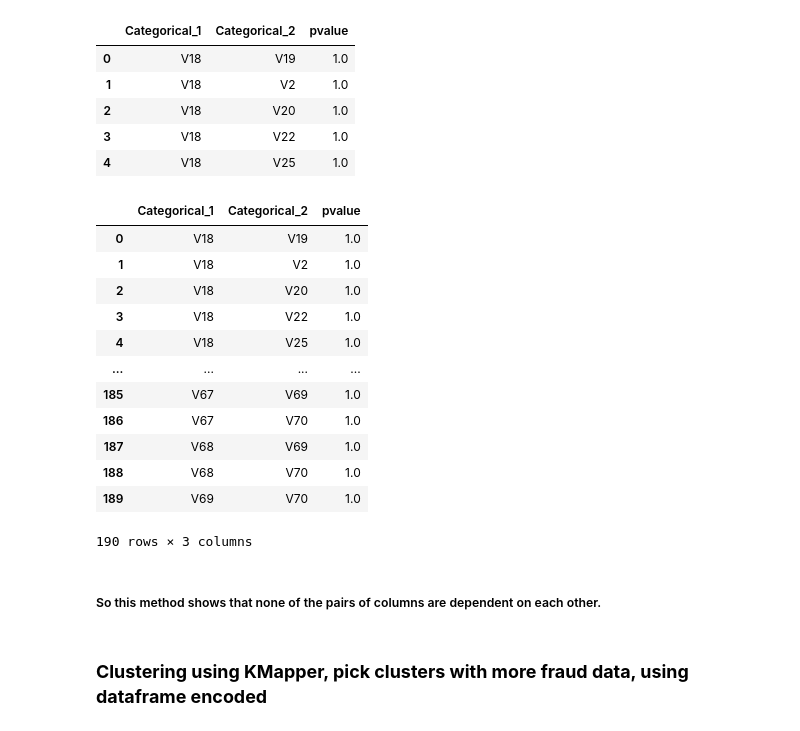
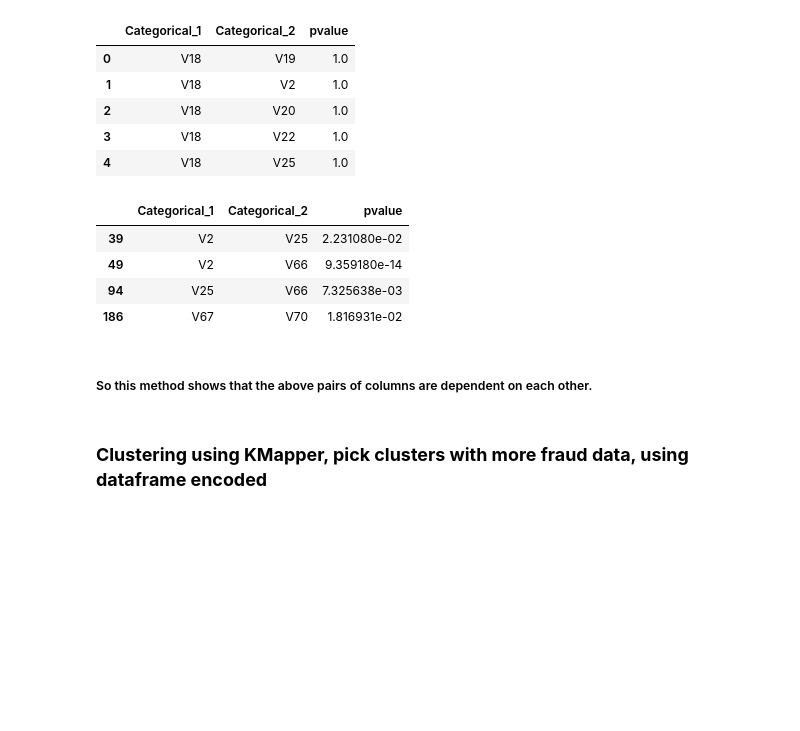
Before and after one commit to apgodbole/Fortiate_Project, a Jupyter notebook: Fortiate_DST_2(all_txns_csv).ipynb, the cells around one changed output. Cells and saved outputs as stored; diff of their text form; code cells hidden in the pictures; blank space fills up the shorter version.

```diff
--- a/Fortiate_DST_2(all_txns_csv).ipynb
+++ b/Fortiate_DST_2(all_txns_csv).ipynb
@@ -153,0 +151,9 @@ def check_categorical(l):
+# %%
+# Function that only checks categorical
+def check_categorical(l):
+   if(len(set(l))==(len(l))):
+     return False
+   elif(len(set(l))==1):
+     return False
+   else :
+     return True
@@ -543,8 +586,8 @@ for i in range(0,len(names)-1):
     n1 = names[i]
     n2 = names[j]
     df = pd.DataFrame()
-    df.insert(0,n1,col1)
-    df.insert(1,n2,col2)
+    df.insert(0,n1,encoded[n1])
+    df.insert(1,n2,encoded[n2])
     df_test = df.sample(1000)
     cm = ConfusionMatrix(list(df_test[n1]), list(df_test[n2]))
     related.append([n1,n2])
@@ -596,23 +639,15 @@ related_df.head()
 | 3 | V18 | V22 | 1.0 |
 | 4 | V18 | V25 | 1.0 |
 # %%
-related_df[related_df['pvalue']<=1]
+related_df[related_df['pvalue']<0.05]
 # %% [output]
 |  | Categorical_1 | Categorical_2 | pvalue |
-| 0 | V18 | V19 | 1.0 |
-| 1 | V18 | V2 | 1.0 |
-| 2 | V18 | V20 | 1.0 |
-| 3 | V18 | V22 | 1.0 |
-| 4 | V18 | V25 | 1.0 |
-| ... | ... | ... | ... |
-| 185 | V67 | V69 | 1.0 |
-| 186 | V67 | V70 | 1.0 |
-| 187 | V68 | V69 | 1.0 |
-| 188 | V68 | V70 | 1.0 |
-| 189 | V69 | V70 | 1.0 |
+| 39 | V2 | V25 | 2.231080e-02 |
+| 49 | V2 | V66 | 9.359180e-14 |
+| 94 | V25 | V66 | 7.325638e-03 |
+| 186 | V67 | V70 | 1.816931e-02 |
-190 rows × 3 columns
 # %% [markdown]
-##### So this method shows that none of the pairs of columns are dependent on each other.
+##### So this method shows that the above pairs of columns are dependent on each other.
 # %% [markdown]
 ### **Clustering using KMapper, pick clusters with more fraud data, using dataframe encoded**
 # %%
```
Also changed, not shown: parts of 14 cells of this notebook.
